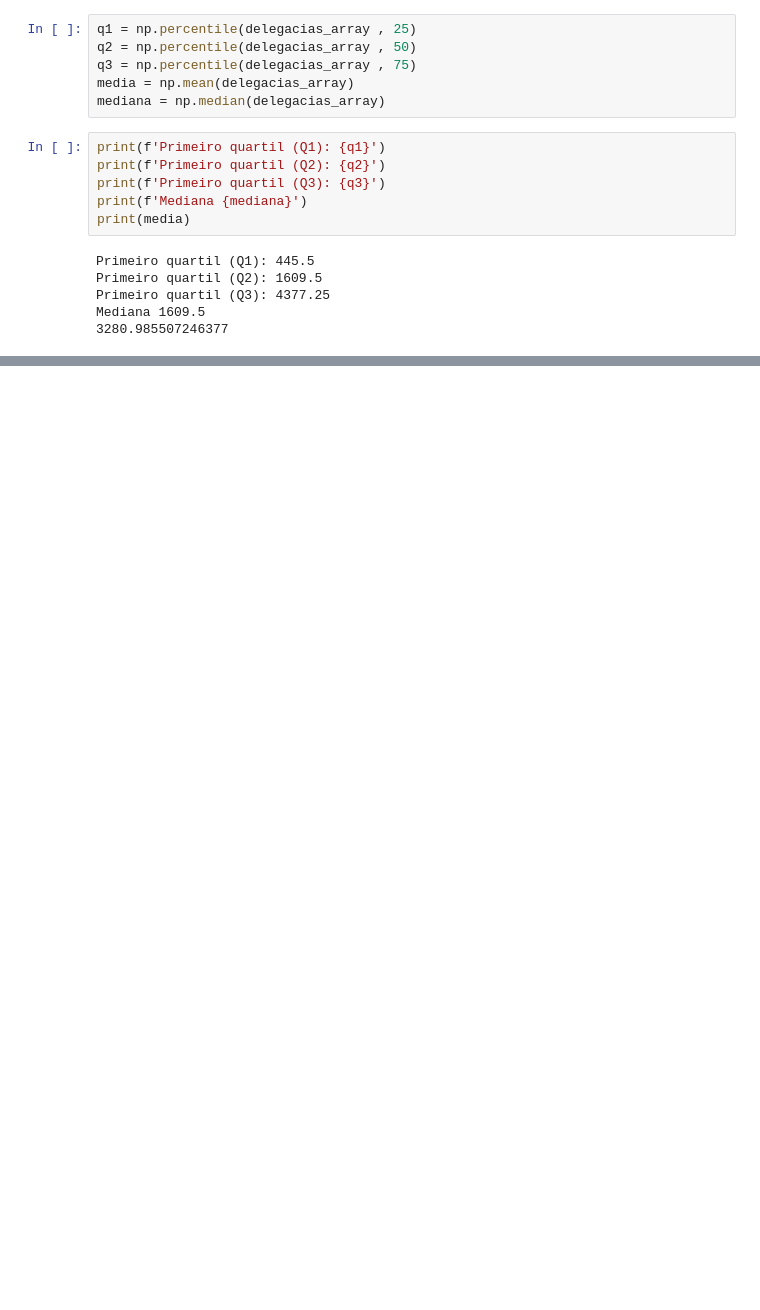
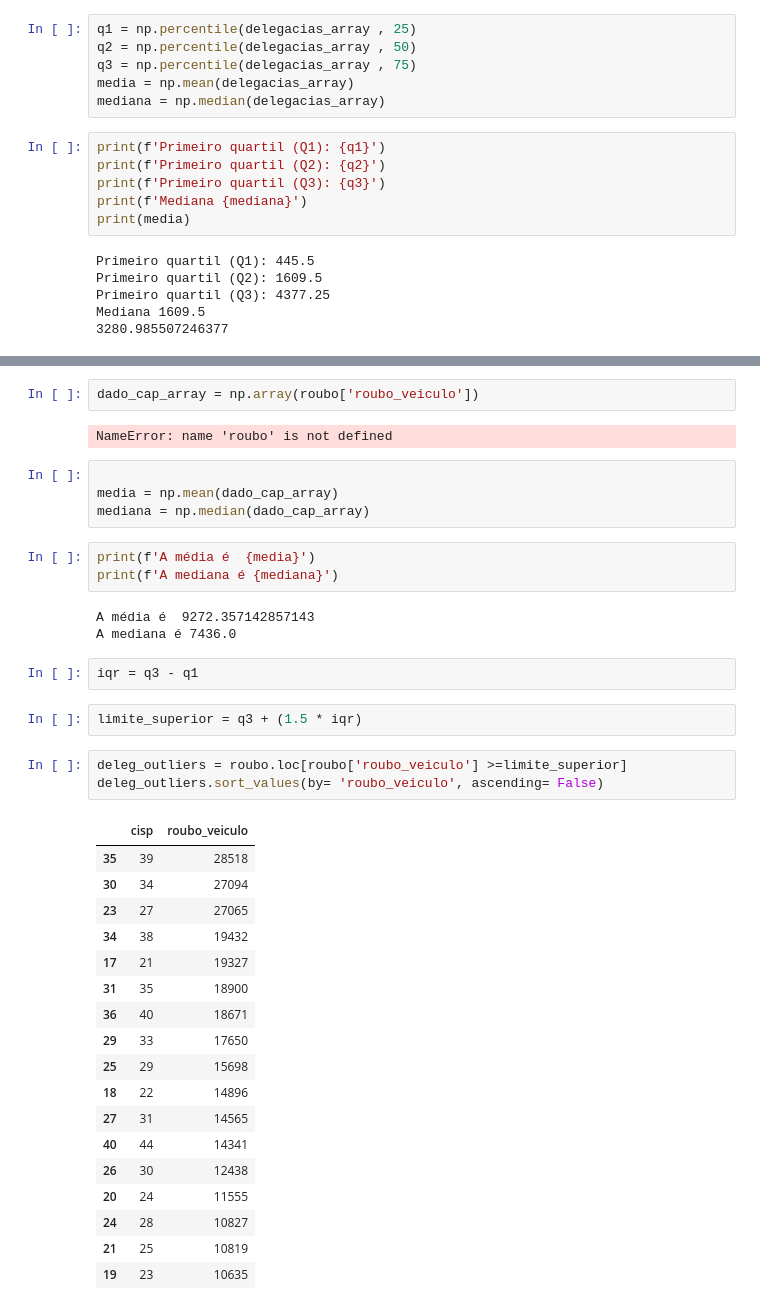
Before and after one commit to Samuelmcoimbra/Repo_senac, a Jupyter notebook: aula_13.ipynb, the cells around one changed output, grey strips where cells are left out. Cells and saved outputs as stored; diff of their text form; blank space fills up the shorter version.

```diff
--- a/aula_13.ipynb
+++ b/aula_13.ipynb
@@ -227,0 +253,40 @@ Mediana 1609.5
+# %%
+dado_cap_array = np.array(roubo['roubo_veiculo'])
+# %% [output]
+NameError: name 'roubo' is not defined
+# %%
+
+media = np.mean(dado_cap_array)
+mediana = np.median(dado_cap_array)
+# %%
+print(f'A média é  {media}')
+print(f'A mediana é {mediana}')
+# %% [output]
+A média é  9272.357142857143
+A mediana é 7436.0
+# %%
+iqr = q3 - q1
+# %%
+limite_superior = q3 + (1.5 * iqr)
+# %%
+deleg_outliers = roubo.loc[roubo['roubo_veiculo'] >=limite_superior]
+deleg_outliers.sort_values(by= 'roubo_veiculo', ascending= False)
+# %% [output]
+|  | cisp | roubo_veiculo |
+| 35 | 39 | 28518 |
+| 30 | 34 | 27094 |
+| 23 | 27 | 27065 |
+| 34 | 38 | 19432 |
+| 17 | 21 | 19327 |
+| 31 | 35 | 18900 |
+| 36 | 40 | 18671 |
+| 29 | 33 | 17650 |
+| 25 | 29 | 15698 |
+| 18 | 22 | 14896 |
+| 27 | 31 | 14565 |
+| 40 | 44 | 14341 |
+| 26 | 30 | 12438 |
+| 20 | 24 | 11555 |
+| 24 | 28 | 10827 |
+| 21 | 25 | 10819 |
+| 19 | 23 | 10635 |
```
Also changed, not shown: parts of 23 cells of this notebook, 2 other files.
